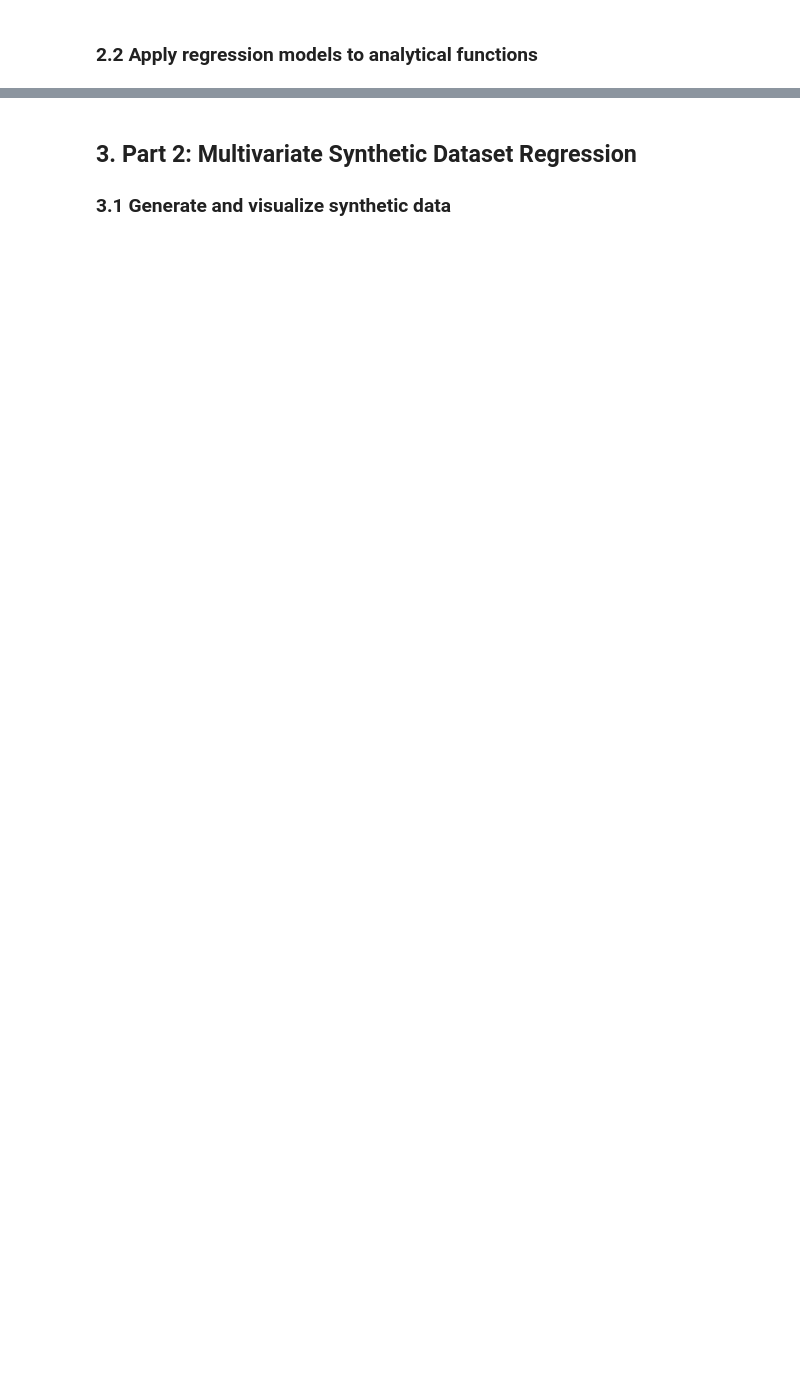
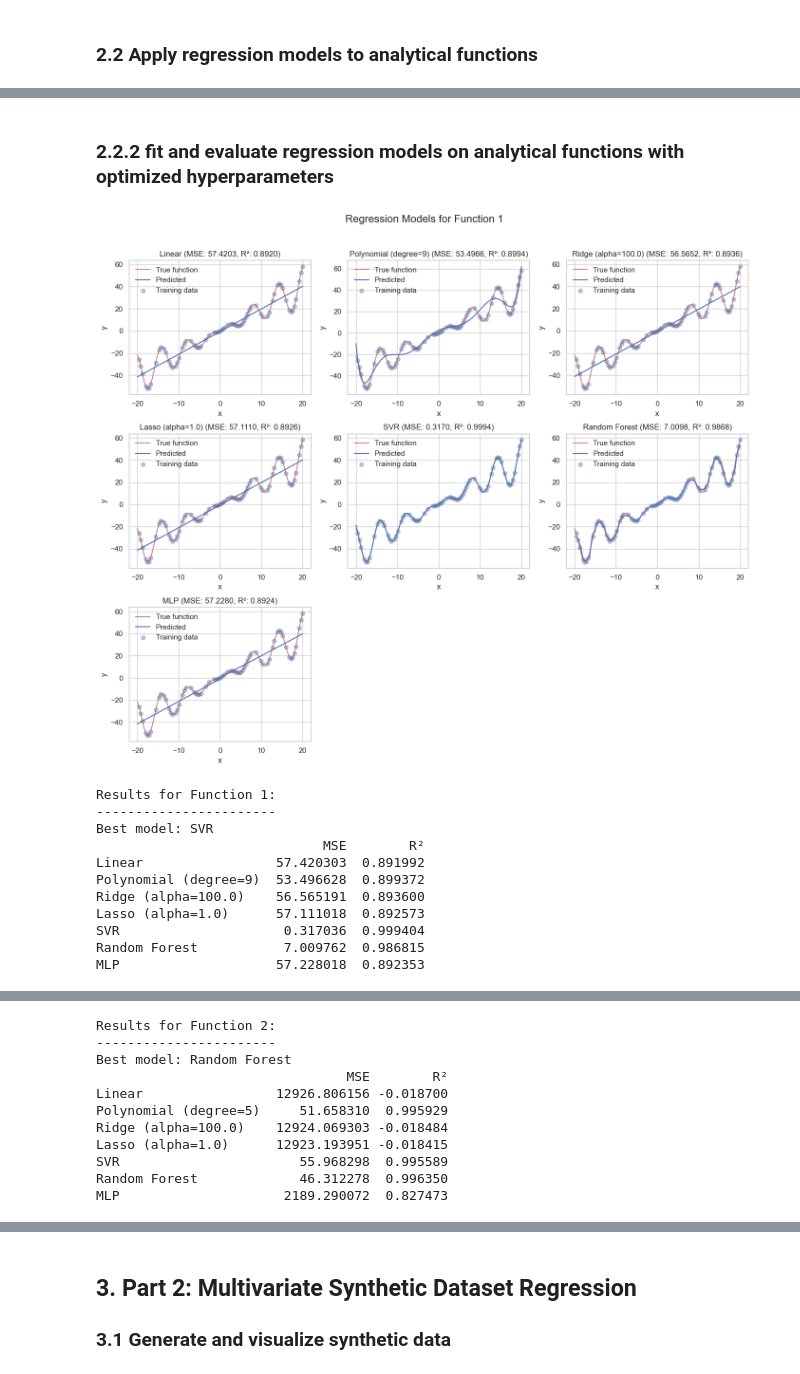
Before and after one commit to imadbenmadi/ITDS-practise-project, a Jupyter notebook: notebook.ipynb, the cells around one changed output, grey strips where cells are left out. Drawn from its saved outputs; the diff is of its cells as text; code cells hidden in the pictures; blank space fills up the shorter version.

Commit message:
Implement code changes to enhance functionality and improve performance

```diff
--- a/notebook.ipynb
+++ b/notebook.ipynb
@@ -804,0 +429,2 @@ or complex models when we know the underlying function structure.
+# %% [markdown]
+### 2.2.2 fit and evaluate regression models on analytical functions with optimized hyperparameters
@@ -804,0 +524,26 @@ or complex models when we know the underlying function structure.
+# %%
+# Apply models to each function with optimized hyperparameters
+results_f1 = fit_regression_models(X1_train, y1_train, X1_test, y1_test,
+                                X1, y1, 'Function 1', optimized_params=f1_params)
+print(results_f1)
+
+results_f2 = fit_regression_models(X2_train, y2_train, X2_test, y2_test,
+                                X2, y2, 'Function 2', optimized_params=f2_params)
+print(results_f2)
+
+results_f3 = fit_regression_models(X3_train, y3_train, X3_test, y3_test,
+                                X3, y3, 'Function 3', optimized_params=f3_params)
+print(results_f3)
+# %% [output]
+[figure, added]
+Results for Function 1:
+-----------------------
+Best model: SVR
+                             MSE        R²
+Linear                 57.420303  0.891992
+Polynomial (degree=9)  53.496628  0.899372
+Ridge (alpha=100.0)    56.565191  0.893600
+Lasso (alpha=1.0)      57.111018  0.892573
+SVR                     0.317036  0.999404
+Random Forest           7.009762  0.986815
+MLP                    57.228018  0.892353
@@ -804,0 +551,11 @@ or complex models when we know the underlying function structure.
+Results for Function 2:
+-----------------------
+Best model: Random Forest
+                                MSE        R²
+Linear                 12926.806156 -0.018700
+Polynomial (degree=5)     51.658310  0.995929
+Ridge (alpha=100.0)    12924.069303 -0.018484
+Lasso (alpha=1.0)      12923.193951 -0.018415
+SVR                       55.968298  0.995589
+Random Forest             46.312278  0.996350
+MLP                     2189.290072  0.827473
```
Also changed, not shown: parts of 25 cells of this notebook, 2 other files.
